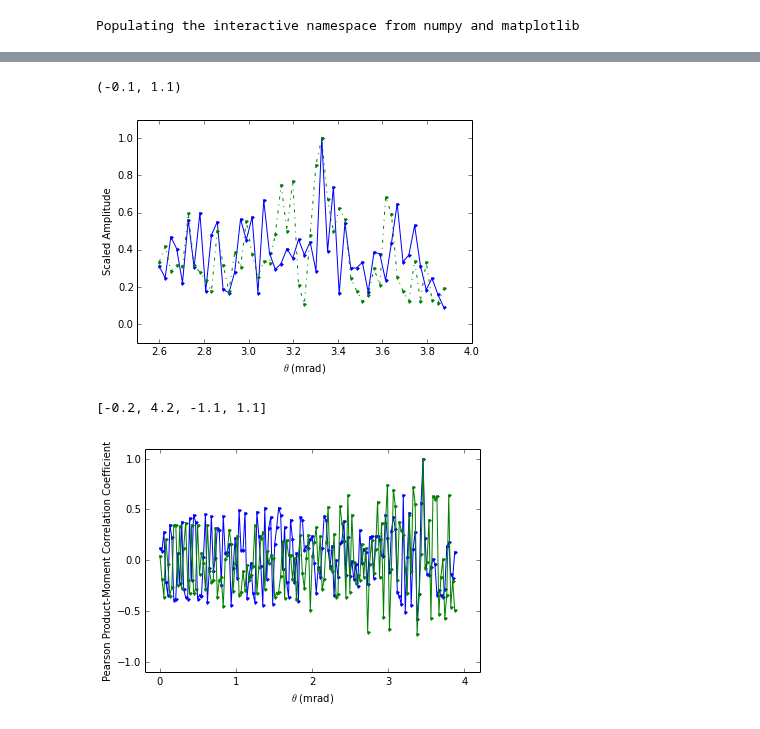
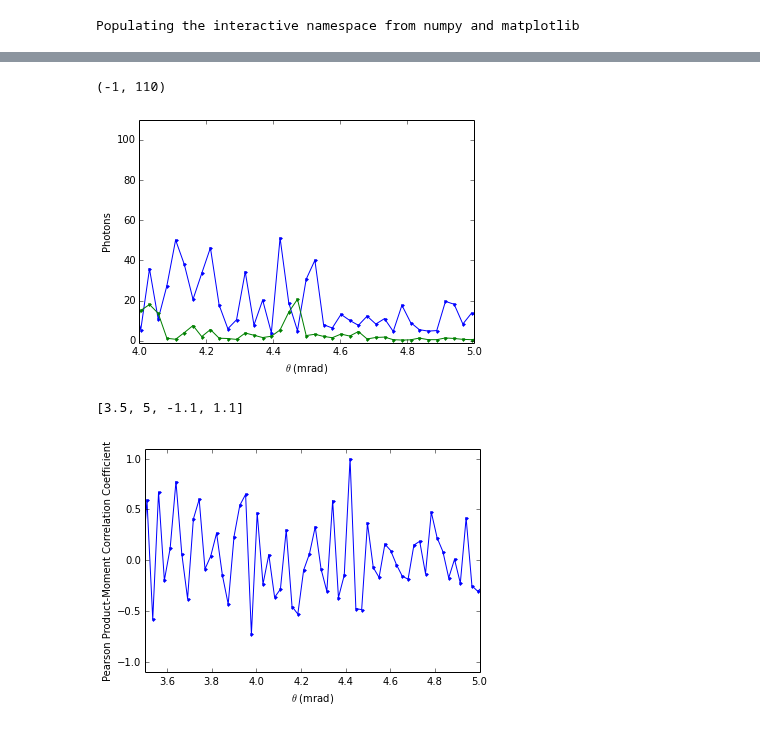
Before and after one commit to DawesLab/CCDimage, a Jupyter notebook: figures_for_paper.ipynb, the cells around one changed output, grey strips where cells are left out. Saved outputs shown, nothing was run; the diff lists cells and outputs as text; code cells hidden in the pictures.

```diff
--- a/figures_for_paper.ipynb
+++ b/figures_for_paper.ipynb
@@ -29,11 +10,11 @@ plt.show()
 # %%
-vacuum_focal_raw = np.load("/home/photon/data/06-06-2014/OneKFocal/FourKShots/10-29-38_raw.npy")
+vacuum_focal_raw = np.load("/home/photon/data/06-17-2014/10-04-11_raw.npy")
 # %%
-focal_raw = np.load("/home/photon/data/06-06-2014/OneKFocal/FourKShots/13-48-40_raw.npy")
+focal_raw = np.load("/home/photon/data/06-17-2014/15-06-02_raw.npy")
 # %%
-unblocked_raw = np.load("/home/photon/data/06-09-2014/Unblocked/FourKShots/14-09-15_raw.npy")
+unblocked_raw = np.load("/home/photon/data/06-16-2014/11-36-49_raw.npy")
 # %%
-vacuum_unblocked_raw = np.load("/home/photon/data/06-09-2014/Unblocked/FourKShots/10-47-15_raw.npy")
+vacuum_unblocked_raw = np.load("/home/photon/data/06-16-2014/11-24-56_raw.npy")
 # %%
 unblocked_vacFFT = np.average(vacuum_unblocked_raw,axis=(1,2))
 # %%
@@ -102,19 +88,19 @@ for i in modes:
 # %%
-plot(theta[100:150], (magnitudeF / max(magnitudeF[100:150]))[100:150],".-")
-plot(theta[100:150], (magnitudeU / max(magnitudeU[100:150]))[100:150],".-.")
+plot(theta[150:200], photon_numberF[150:200] ,".-")
+plot(theta[150:200], photon_numberU[150:200] ,".-")
 xlabel("$\\theta$ (mrad)")
-ylabel("Scaled Amplitude")
-xlim((2.5,4))
-ylim((-0.1,1.1))
+ylabel("Photons")
+xlim((4,5))
+ylim((-1,110))
 # %% [output]
-(-0.1, 1.1)
+(-1, 110)
-[figure, old version]
+[figure, new version]
 # %%
 plot(theta,Pearson_realF,".-")
-plot(theta,Pearson_realU,".-")
+#plot(theta,Pearson_realU,".-")
 xlabel("$\\theta$ (mrad)")
 ylabel("Pearson Product-Moment Correlation Coefficient")
-axis([-0.2,4.2,-1.1,1.1])
+axis([3.5,5,-1.1,1.1])
 # %% [output]
-[-0.2, 4.2, -1.1, 1.1]
+[3.5, 5, -1.1, 1.1]
-[figure, old version]
+[figure, new version]
```
Also changed, not shown: parts of 7 cells of this notebook.
